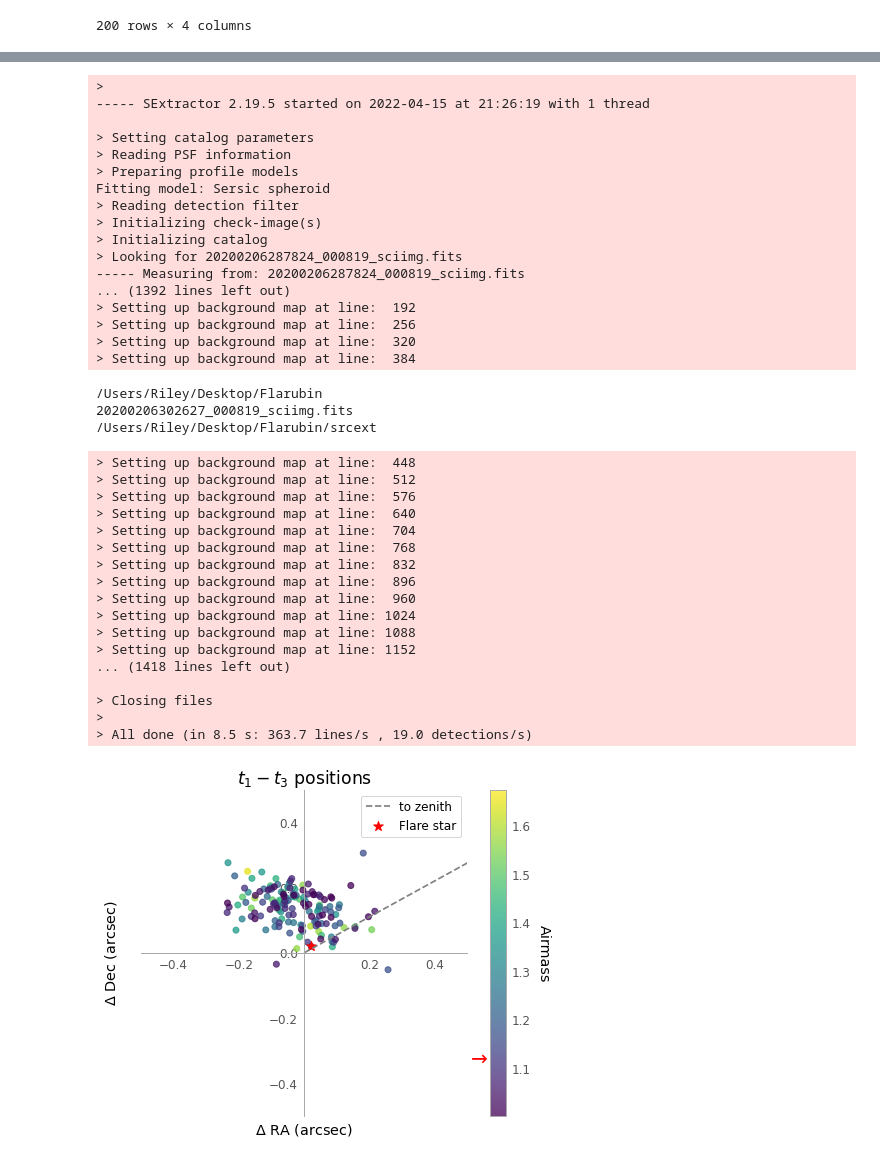
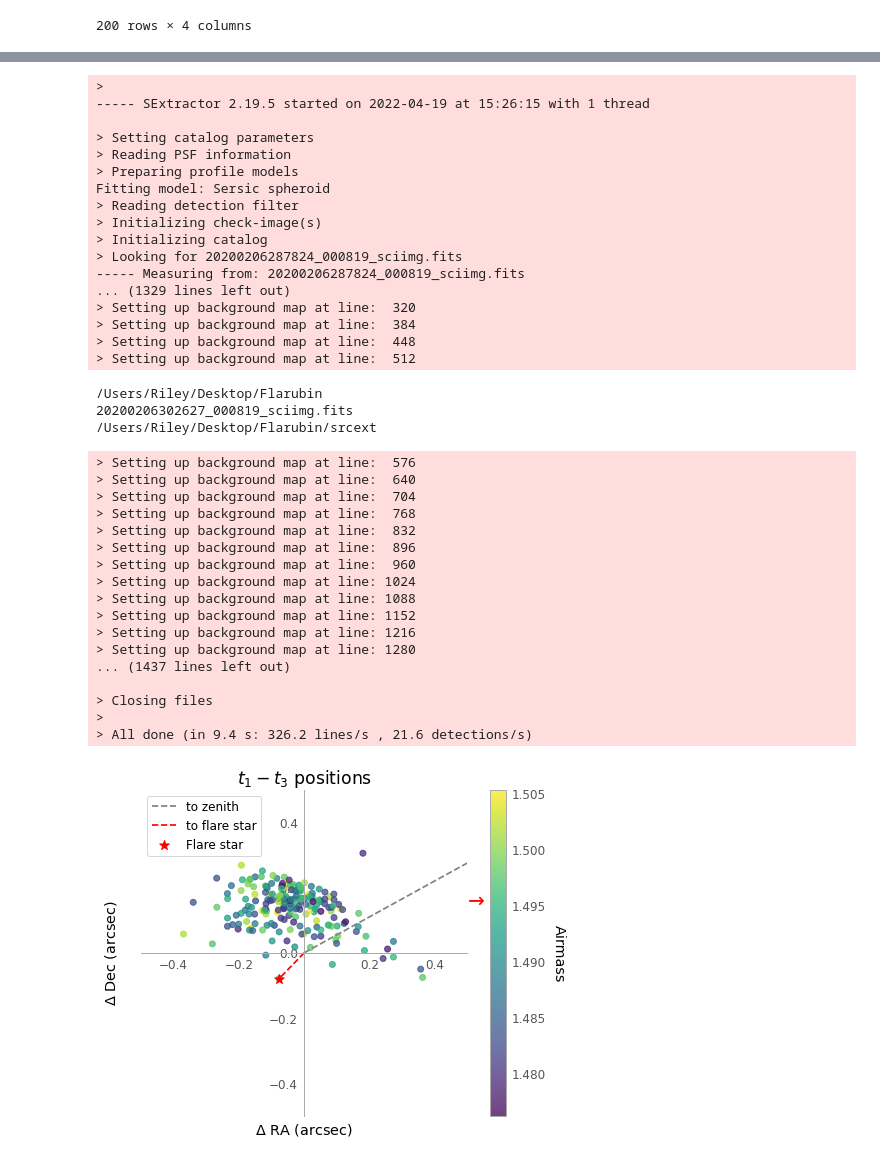
Before and after one commit to RileyWClarke/RAFTS, a Jupyter notebook: ztf_testing.ipynb, the cells around one changed output, grey strips where cells are left out. Saved outputs shown, nothing was run; the diff lists cells and outputs as text; code cells hidden in the pictures.

```diff
--- a/ztf_testing.ipynb
+++ b/ztf_testing.ipynb
@@ -690,12 +690,15 @@ INFO: Query finished. [astroquery.utils.tap.core]
 # %%
 from ztf_shift_utils import *
 
+#Read in images
 ep1file = getsciimg(filefracday='20200206287824', paddedfield='000819', filtercode='zg',paddedccdid='13',imgtypecode='o',qid='2')
 ep2file = getsciimg(filefracday='20200206302627', paddedfield='000819', filtercode='zg',paddedccdid='13',imgtypecode='o',qid='2')
 
-ep1cat = srcext('20200206287824_000819'+'_sciimg.fits', det_thresh=15, ana_thresh=15)
-ep2cat = srcext('20200206302627_000819'+'_sciimg.fits', det_thresh=15, ana_thresh=15)
+#Do SExtractor stuff
+ep1cat = srcext('20200206287824_000819'+'_sciimg.fits', det_thresh=10, ana_thresh=10)
+ep2cat = srcext('20200206302627_000819'+'_sciimg.fits', det_thresh=10, ana_thresh=10)
 
+#Crossmatch catalogs
 ind, d2d, d3d = xmatch(ep1cat, ep2cat)
 
 seps = d2d.to(u.arcsec).value
@@ -721,7 +724,34 @@ flr_dec = 65.31234685437119
 
 f_ind = np.where( (np.abs(ep1ra - flr_ra) == np.abs(ep1ra - flr_ra).min()) * (np.abs(ep1dec - flr_dec) == np.abs(ep1dec - flr_dec).min()) )[0][0]
 
-ams = [np.mean([1 / np.cos(zen_dec - dec1), 1 / np.cos(zen_dec - dec2)]) for dec1, dec2 in zip(ep1dec, ep2dec)]
+
+##COMPUTE AIRMASSES-------------------------
+ep1am = np.zeros(len(ep1ra))
+ep2am = np.zeros(len(ep2ra))
+
+i=0
+j=0
+for ra, dec in zip(ep1ra, ep1dec):
+
+    mtn = EarthLocation.of_site('Palomar')
+    mjd = Time(58885.28807871, format='mjd')
+    flraltaz = SkyCoord(ra = ra * u.degree, dec = dec*u.degree).transform_to(AltAz(obstime = mjd, location=mtn))
+    zd = 90 - flraltaz.alt.value
+    ep1am[i] = 1 / np.cos(np.deg2rad(zd))
+    i+=1
+
+for ra, dec, am in zip(ep2ra, ep2dec, ep2am):
+
+    mtn = EarthLocation.of_site('Palomar')
+    mjd = Time(58885.3026273, format='mjd')
+    flraltaz = SkyCoord(ra = ra * u.degree, dec = dec*u.degree).transform_to(AltAz(obstime = mjd, location=mtn))
+    zd = 90 - flraltaz.alt.value
+    ep2am[j] = 1 / np.cos(np.deg2rad(zd))
+    j+=1
+
+
+mean_ams = (ep1am + ep2am) / 2
+#-------------------------------------------
 
 #Calc delta coords, conv to arcsec
 d_ra = (ep1ra - ep2ra) * 3600
@@ -737,12 +767,13 @@ centroid = (sum(d_ra) / len(d_ra), sum(d_dec) / len(d_dec))
 #Plotting
 fig = plt.figure()
 ax = fig.add_subplot(1, 1, 1)
-s = ax.scatter(d_ra, d_dec, c=ams, cmap='viridis', alpha=0.75)
-ax.scatter(d_ra[f_ind+1], d_dec[f_ind+1], color='red', s=100, marker='*', label='Flare star')
+s = ax.scatter(d_ra, d_dec, c=mean_ams, cmap='viridis', alpha=0.75)
+ax.scatter(d_ra[f_ind], d_dec[f_ind], color='red', s=100, marker='*', label='Flare star')
 ax.plot([0,d_zra],[0,d_zdec], c='gray',ls='--', label="to zenith")
+ax.plot([0,d_ra[f_ind]],[0,d_dec[f_ind]], c='red',ls='--', label="to flare star")
 cbar = fig.colorbar(s)
 cbar.set_label('Airmass', rotation=270, labelpad=20)
-cbar.ax.text(0.5, ams[f_ind], s=r'$\rightarrow$', fontsize=20, color='red', ha='center', va='center', label='Flare star airmass')
+cbar.ax.text(1.45, mean_ams[f_ind], s=r'$\rightarrow$', fontsize=20, color='red', ha='center', va='center', label='Flare star airmass')
 
 
 # Move left y-axis and bottim x-axis to centre, passing through (0,0)
@@ -774,40 +805,40 @@ Querying: https://irsa.ipac.caltech.edu/ibe/data/ztf/products/sci/2020/0206/3026
 20200206287824_000819_sciimg.fits
 /Users/Riley/Desktop/Flarubin/srcext
 >
------ SExtractor 2.19.5 started on 2022-04-15 at 21:26:19 with 1 thread
+----- SExtractor 2.19.5 started on 2022-04-19 at 15:26:15 with 1 thread
 
 > Setting catalog parameters
 > Reading PSF information
 > Preparing profile models
 Fitting model: Sersic spheroid
 > Reading detection filter
 > Initializing check-image(s)
 > Initializing catalog
 > Looking for 20200206287824_000819_sciimg.fits
 ----- Measuring from: 20200206287824_000819_sciimg.fits
-... (1392 lines left out)
-> Setting up background map at line:  192
-> Setting up background map at line:  256
+... (1329 lines left out)
 > Setting up background map at line:  320
 > Setting up background map at line:  384
+> Setting up background map at line:  448
+> Setting up background map at line:  512
 /Users/Riley/Desktop/Flarubin
 20200206302627_000819_sciimg.fits
 /Users/Riley/Desktop/Flarubin/srcext
-> Setting up background map at line:  448
-> Setting up background map at line:  512
 > Setting up background map at line:  576
 > Setting up background map at line:  640
 > Setting up background map at line:  704
 > Setting up background map at line:  768
 > Setting up background map at line:  832
 > Setting up background map at line:  896
 > Setting up background map at line:  960
 > Setting up background map at line: 1024
 > Setting up background map at line: 1088
 > Setting up background map at line: 1152
-... (1418 lines left out)
+> Setting up background map at line: 1216
+> Setting up background map at line: 1280
+... (1437 lines left out)
 
 > Closing files
 >
-> All done (in 8.5 s: 363.7 lines/s , 19.0 detections/s)
+> All done (in 9.4 s: 326.2 lines/s , 21.6 detections/s)
-[figure, old version]
+[figure, new version]
```
Also changed, not shown: parts of 9 cells of this notebook, 8 other files.
